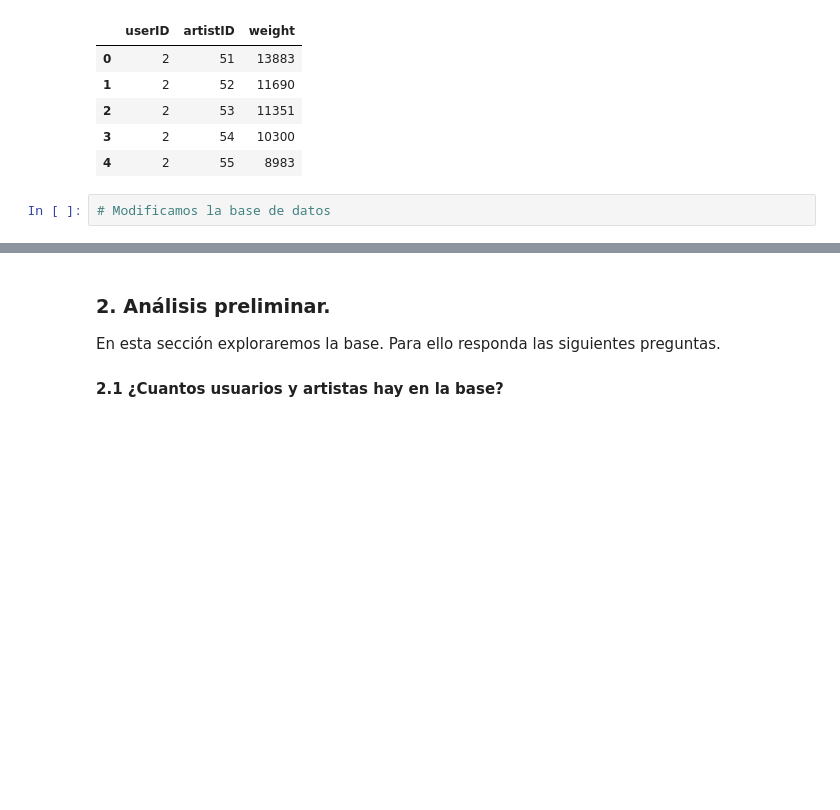
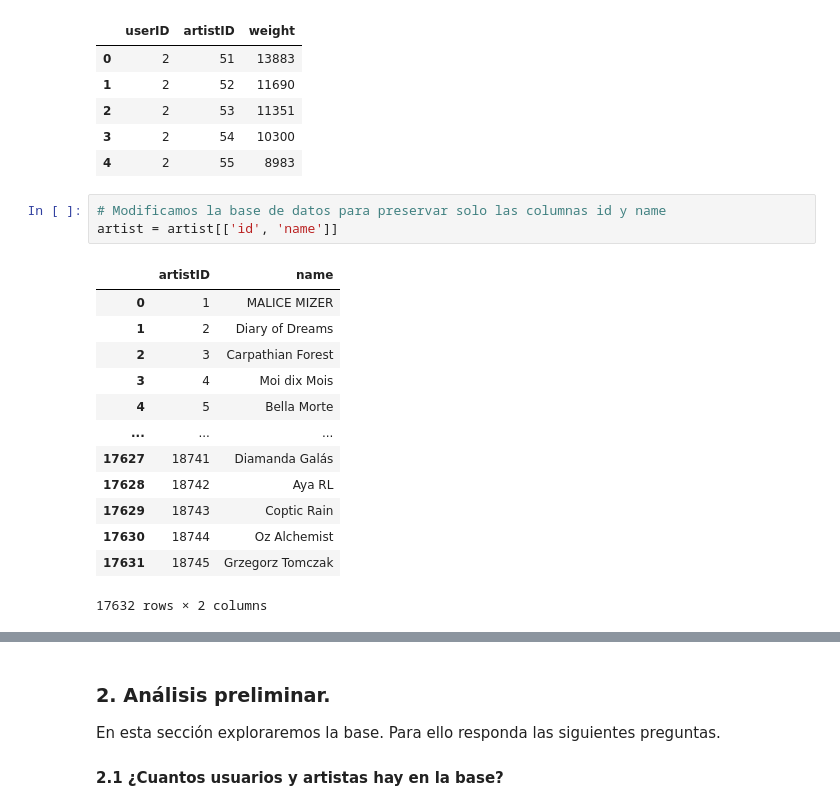
Before and after one commit to sebastian23escobar/Aprendizaje_no_supervisado, a Jupyter notebook: Taller3/S5_LC_Taller_Colab.ipynb, the cells around one changed output, grey strips where cells are left out. Saved outputs shown, nothing was run; the diff lists cells and outputs as text; blank space fills up the shorter version.

```diff
--- a/Taller3/S5_LC_Taller_Colab.ipynb
+++ b/Taller3/S5_LC_Taller_Colab.ipynb
@@ -59,4 +59,19 @@ user_artist.head()
 | 3 | 2 | 54 | 10300 |
 | 4 | 2 | 55 | 8983 |
 # %%
-# Modificamos la base de datos
+# Modificamos la base de datos para preservar solo las columnas id y name
+artist = artist[['id', 'name']]
+# %% [output]
+|  | artistID | name |
+| 0 | 1 | MALICE MIZER |
+| 1 | 2 | Diary of Dreams |
+| 2 | 3 | Carpathian Forest |
+| 3 | 4 | Moi dix Mois |
+| 4 | 5 | Bella Morte |
+| ... | ... | ... |
+| 17627 | 18741 | Diamanda Galás |
+| 17628 | 18742 | Aya RL |
+| 17629 | 18743 | Coptic Rain |
+| 17630 | 18744 | Oz Alchemist |
+| 17631 | 18745 | Grzegorz Tomczak |
+17632 rows × 2 columns
```
Also changed, not shown: parts of 4 cells of this notebook.
